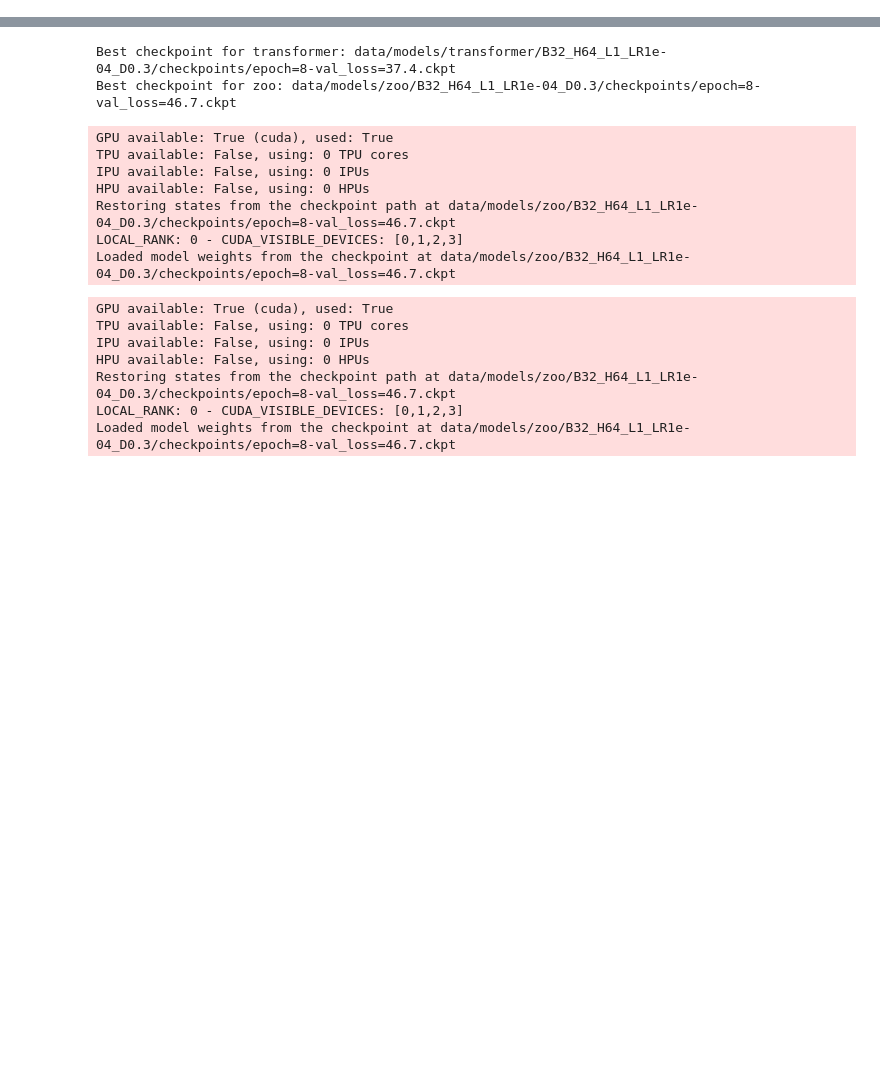
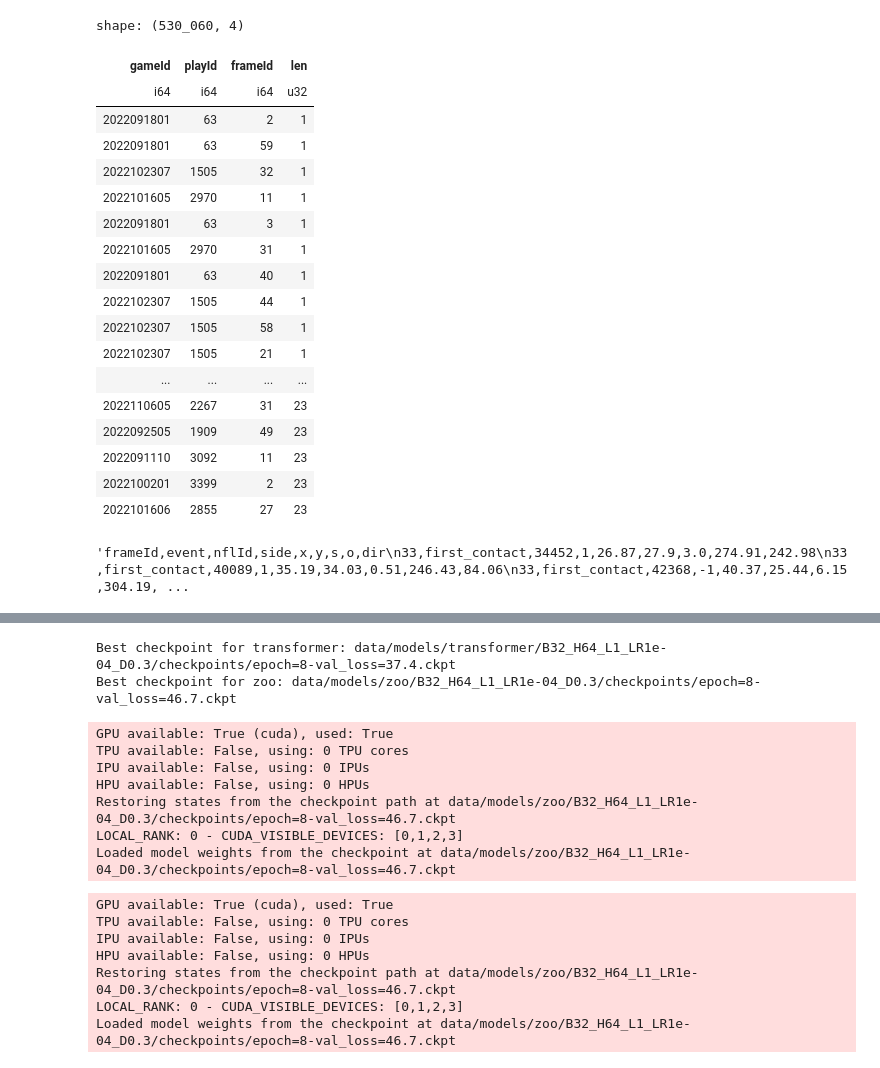
Before and after one commit to SumerSports/SportsTrackingTransformer, a Jupyter notebook: src/sandbox.ipynb, the cells around one changed output, grey strips where cells are left out. Cells and saved outputs as stored; diff of their text form; code cells hidden in the pictures; blank space fills up the shorter version.

```diff
--- a/src/sandbox.ipynb
+++ b/src/sandbox.ipynb
@@ -3,3 +3,14 @@ import os
 
 # change dir to workspace dir
 os.chdir("../")
+# %%
+import polars as pl
+pl.Config.set_tbl_cols(-1)
+pl.Config.set_tbl_rows(30)
+
+df = pl.read_parquet("data/split_prepped_data/test_features.parquet")
+print("unique_games:", df.select(['gameId']).n_unique())
+print("unique_plays:", df.select(['gameId', 'playId']).n_unique())
+print("unique_frames:", df.select(['gameId', 'playId', 'frameId']).n_unique())
+print("unique_frames_mirrored:", df.select(['gameId', 'playId', 'frameId', "mirrored"]).n_unique())
+df.sample(2)
@@ -5,0 +44,9 @@ os.chdir("../")
+# %%
+og_df = pl.read_csv("data/bdb_2024/tracking_week_*.csv",  null_values=["NA", "nan", "N/A", "NaN", ""])
+
+print("unique_games:", og_df.select(['gameId']).n_unique())
+print("unique_plays:", og_df.select(['gameId', 'playId']).n_unique())
+print("unique_frames:", og_df.select(['gameId', 'playId', 'frameId']).n_unique())
+
+print(og_df.shape)
+og_df.sample(2)
@@ -5,0 +70,37 @@ os.chdir("../")
+# %%
+og_df.group_by(['gameId', 'playId', 'frameId']).len().sort("len")
+# %% [output]
+shape: (530_060, 4)
+| gameId | playId | frameId | len |
+| i64 | i64 | i64 | u32 |
+| 2022091801 | 63 | 2 | 1 |
+| 2022091801 | 63 | 59 | 1 |
+| 2022102307 | 1505 | 32 | 1 |
+| 2022101605 | 2970 | 11 | 1 |
+| 2022091801 | 63 | 3 | 1 |
+| 2022101605 | 2970 | 31 | 1 |
+| 2022091801 | 63 | 40 | 1 |
+| 2022102307 | 1505 | 44 | 1 |
+| 2022102307 | 1505 | 58 | 1 |
+| 2022102307 | 1505 | 21 | 1 |
+| ... | ... | ... | ... |
+| 2022110605 | 2267 | 31 | 23 |
+| 2022092505 | 1909 | 49 | 23 |
+| 2022091110 | 3092 | 11 | 23 |
+| 2022100201 | 3399 | 2 | 23 |
+| 2022101606 | 2855 | 27 | 23 |
+# %%
+(
+    df.filter(pl.col("event") == "first_contact")
+    .filter(pl.col("playId") == 3404)
+    .filter(pl.col("gameId") == 2022101608)
+    .filter(pl.col("mirrored") == False)
+    .sort("nflId")
+    .select(['frameId', "event", "nflId", "side", "x", "y", "s", "o", "dir"])
+    .with_columns(
+        pl.col(pl.FLOAT_DTYPES).round(2)
+    )
+    .write_csv()
+)
+# %% [output]
+'frameId,event,nflId,side,x,y,s,o,dir\n33,first_contact,34452,1,26.87,27.9,3.0,274.91,242.98\n33,first_contact,40089,1,35.19,34.03,0.51,246.43,84.06\n33,first_contact,42368,-1,40.37,25.44,6.15,304.19, ...
```
Also changed, not shown: parts of 5 cells of this notebook, 17 other files.
